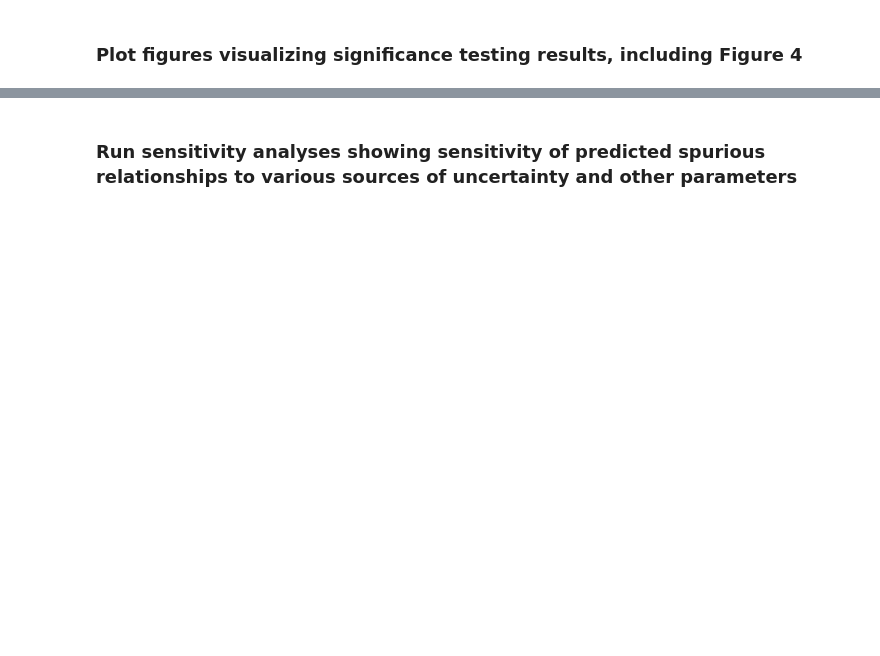
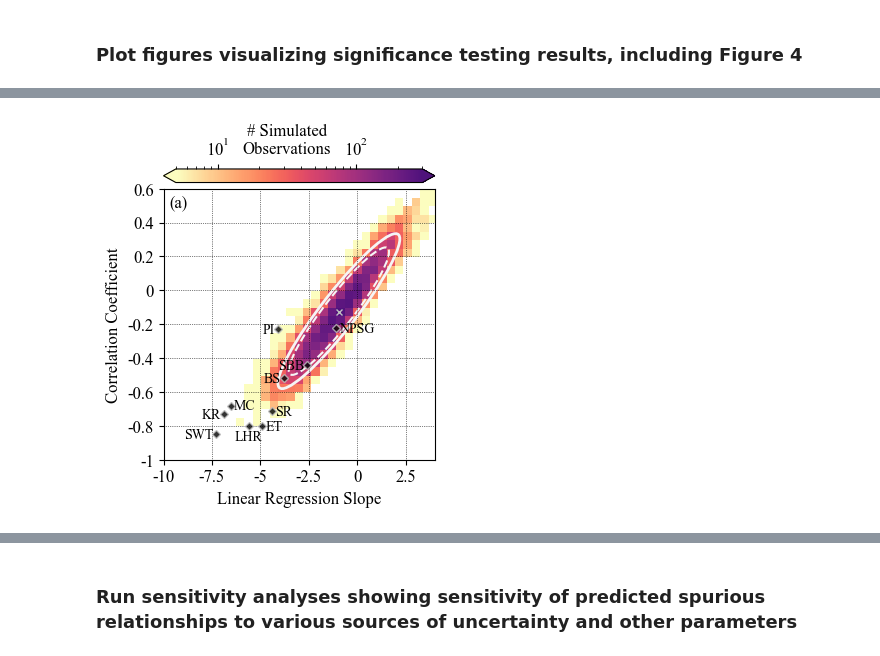
Before and after one commit to evepug/TP_baseline_coupling, a Jupyter notebook: TP_baseline_analysis.ipynb, the cells around one changed output, grey strips where cells are left out. Cells and saved outputs as stored; diff of their text form; code cells hidden in the pictures; blank space fills up the shorter version.

```diff
--- a/TP_baseline_analysis.ipynb
+++ b/TP_baseline_analysis.ipynb
@@ -1321,12 +1341,12 @@ TP_range_def=[2.2,2.2+np.mean(dataframe['TP range'])]
 baseline_range_def=[-np.mean(dataframe['Phe range'])/2,
                     np.mean(dataframe['Phe range'])/2]
 
-# TDF values and uncertainties for Glu and Phe
-# TDF values from Chikaraishi et al., 2009
-Phe_TDF_def=0.4
-Glu_TDF_def=8.0
-Phe_TDF_std_def=0 #Chikaraishi value=0.5
-Glu_TDF_std_def=0 #Chikaraishi value=1.2
+# TEF values and uncertainties for Glu and Phe
+# TEF values from Chikaraishi et al., 2009
+Phe_TEF_def=0.4
+Glu_TEF_def=8.0
+Phe_TEF_std_def=0 #Chikaraishi value=0.5
+Glu_TEF_std_def=0 #Chikaraishi value=1.2
 
 # lag-1 autocorrelation coefficients
 # for simulated TP and d15N Phe timeseries
@@ -1562,0 +1496,86 @@ plt.close()
+# %%
+"""
+Plot 2d histogram of regression slopes and rho values
+from simulations with observed values from paleo datasets
+"""
+# select colormap
+cmap_orig = matplotlib.colormaps['magma_r']
+cmap = ListedColormap(cmap_orig(np.linspace(0, 0.75, 200)))
+
+#initialize plot
+fig,ax=plt.subplots(figsize=(half_width,4))
+
+# plot 2d histogram of simulated slope and rho values
+counts,ybins,xbins,im=ax.hist2d(slope_Phe_sims, rho_Phe_sims, bins=30, density=False,
+                                norm=mcolors.LogNorm(vmin=5,vmax=300),
+                                cmin=2,cmap=cmap,zorder=1)
+
+#add x denoting median simulation values
+ax.plot(median_Phe_slope,median_Phe_rho,marker='x',
+        color='silver',markersize=4,linestyle='None')
+
+#add colorbar
+cb=plt.colorbar(im,extend='both',location='top',
+                fraction=.1,pad=0.02)
+cb.set_label('# Simulated\nObservations', labelpad=-12,
+             fontsize=12,x=.45)
+
+# plot rho and slope values from real coral and sediment datasets
+for i in np.arange(0,len(dataframe.index),1):
+    if i == 0:
+        ax.plot(dataframe['slope_Phe'][i],dataframe['rho_Phe'][i],marker='D',
+                markersize=4,color='k',mec='silver',alpha=.8,linestyle='None',
+                label='Observations')
+    else:
+        ax.plot(dataframe['slope_Phe'][i],dataframe['rho_Phe'][i],marker='D',
+                markersize=4,color='k',mec='silver',alpha=.8,linestyle='None')
+    #add labels with each dataset abbreviation
+    if dataframe['Abbreviation'][i] in ['SR','MC','NPSG','ET']:
+        ax.text(dataframe['slope_Phe'][i]+.15,dataframe['rho_Phe'][i],
+                dataframe['Abbreviation'][i], ha='left',
+                va='center',fontsize=10,rotation=0,color='k')
+    elif dataframe['Abbreviation'][i] in ['LHR']:
+        ax.text(dataframe['slope_Phe'][i],dataframe['rho_Phe'][i]-.02,
+                dataframe['Abbreviation'][i], ha='center',
+                va='top',fontsize=10,rotation=0,color='k')
+    else:
+        ax.text(dataframe['slope_Phe'][i]-.15,dataframe['rho_Phe'][i],
+                dataframe['Abbreviation'][i], ha='right',
+                va='center',fontsize=10,rotation=0,color='k')
+
+# add 90% and 95% confidence ellipses
+confidence_ellipse(np.asarray(slope_Phe_sims), np.asarray(rho_Phe_sims), ax, n_std=1.645,
+                   edgecolor='whitesmoke',linestyle='--',lw=1.5,label='90% CI')
+confidence_ellipse(np.asarray(slope_Phe_sims), np.asarray(rho_Phe_sims), ax, n_std=2.0,
+                   edgecolor='whitesmoke',linestyle='-',lw=2,label='95% CI')
+
+# set axis labels
+plt.xlabel('Linear Regression Slope',fontsize=12)
+plt.ylabel('Correlation Coefficient',fontsize=12)
+
+#set axis limits
+ax.set_ylim(-1,.6)
+ax.set_xlim(-10,4)
+
+# misc axis formatting
+ax.xaxis.set_major_formatter(FormatStrFormatter('%g'))
+ax.yaxis.set_major_formatter(FormatStrFormatter('%g'))
+ax.xaxis.set_major_locator(mticker.MultipleLocator(2.5))
+
+#add gridlines
+ax.grid(linestyle=':',color='k',lw=.5,zorder=10)
+
+# add subplot label
+text=ax.text(0.02,0.98,'(a)',ha='left',va='top',transform=ax.transAxes,
+            bbox=dict(boxstyle='square,pad=0',alpha=.5, fc='w', ec='none'))
+
+#add legend
+#plt.legend(loc='upper left',bbox_to_anchor=(0,1),fontsize=10)
+
+#save figure, display and close
+plt.savefig('Figures/Fig4a.png',bbox_inches='tight', dpi=1000)
+plt.savefig('Figures/Fig4a.pdf',bbox_inches='tight', dpi=1000)
+plt.show()
+plt.close()
+# %% [output]
+[figure, added]
```
Also changed, not shown: parts of 21 cells of this notebook, 21 other files.
